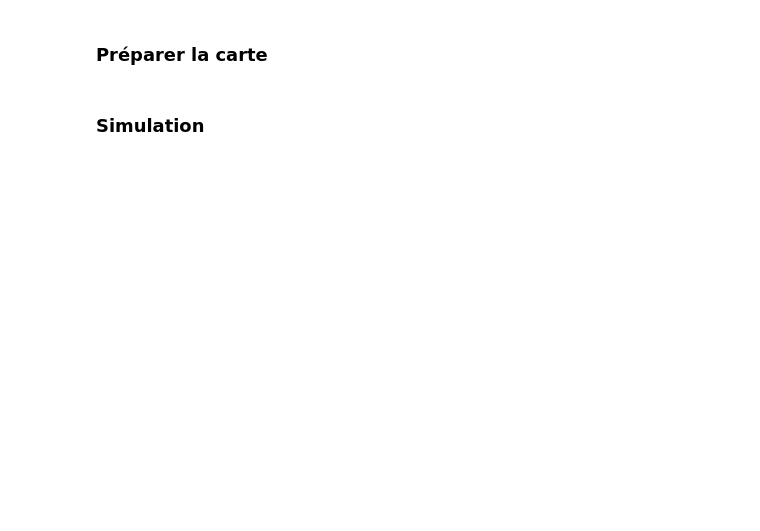
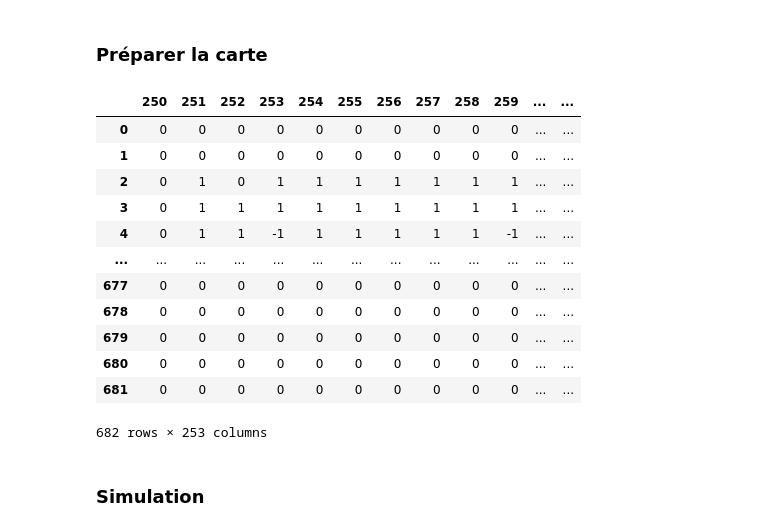
Before and after one commit to anouarelaidi/dogsimulation, a Jupyter notebook: Projet info.ipynb, the cells around one changed output. Saved outputs shown, nothing was run; the diff lists cells and outputs as text; code cells hidden in the pictures; blank space fills up the shorter version.

```diff
--- a/Projet info.ipynb
+++ b/Projet info.ipynb
@@ -21,6 +27,10 @@ df = df.drop(columns=[633])
 df = df.loc[:, (df != 0).any(axis=0)]
 df = df.loc[(df!=0).any(axis=1)]
 
+# reverse the order of the DataFrame, to match the reality
+df = df.iloc[::-1]
+df.reset_index(inplace=True, drop=True)
+
 #normalizing the dataframe
 df_norm = -df.copy()
 for column in df_norm.columns:
@@ -30,11 +40,27 @@ for column in df_norm.columns:
 
 #tester en gardant le vide dans la carte, soulage le simulateur ?
 df_rounded = df_norm.round(0).astype(int)
-df_rounded = df_rounded + 1
+# df_rounded = df_rounded + 1
 # df_rounded.replace(2,1, inplace=True)
 
 #Exporting the final map
-df_rounded.to_csv("maps/mapnorm.csv",sep=';', header=False, index=False)
+# df_rounded.to_csv("maps/mapnorm.csv",sep=';', header=False, index=False)
+# %%
+df_rounded
+# %% [output]
+|  | 250 | 251 | 252 | 253 | 254 | 255 | 256 | 257 | 258 | 259 | ... | ... |
+| 0 | 0 | 0 | 0 | 0 | 0 | 0 | 0 | 0 | 0 | 0 | ... | ... |
+| 1 | 0 | 0 | 0 | 0 | 0 | 0 | 0 | 0 | 0 | 0 | ... | ... |
+| 2 | 0 | 1 | 0 | 1 | 1 | 1 | 1 | 1 | 1 | 1 | ... | ... |
+| 3 | 0 | 1 | 1 | 1 | 1 | 1 | 1 | 1 | 1 | 1 | ... | ... |
+| 4 | 0 | 1 | 1 | -1 | 1 | 1 | 1 | 1 | 1 | -1 | ... | ... |
+| ... | ... | ... | ... | ... | ... | ... | ... | ... | ... | ... | ... | ... |
+| 677 | 0 | 0 | 0 | 0 | 0 | 0 | 0 | 0 | 0 | 0 | ... | ... |
+| 678 | 0 | 0 | 0 | 0 | 0 | 0 | 0 | 0 | 0 | 0 | ... | ... |
+| 679 | 0 | 0 | 0 | 0 | 0 | 0 | 0 | 0 | 0 | 0 | ... | ... |
+| 680 | 0 | 0 | 0 | 0 | 0 | 0 | 0 | 0 | 0 | 0 | ... | ... |
+| 681 | 0 | 0 | 0 | 0 | 0 | 0 | 0 | 0 | 0 | 0 | ... | ... |
+682 rows × 253 columns
 # %% [markdown]
 ### Simulation
 # %%
```
Also changed, not shown: parts of 16 cells of this notebook, 3 other files.
